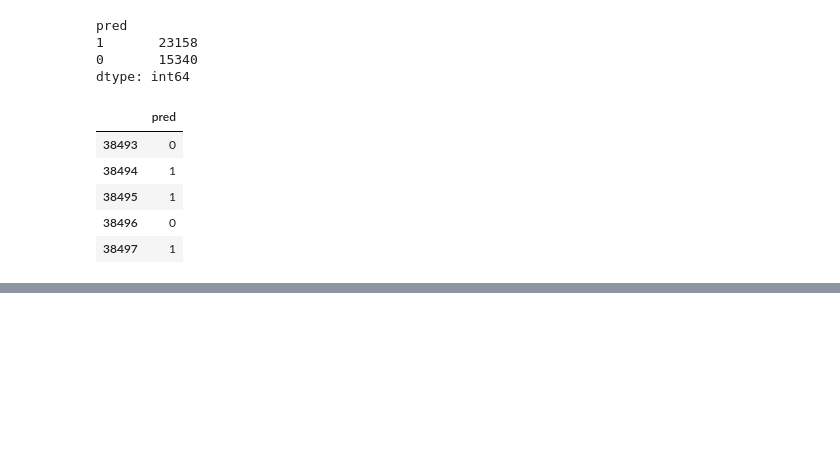
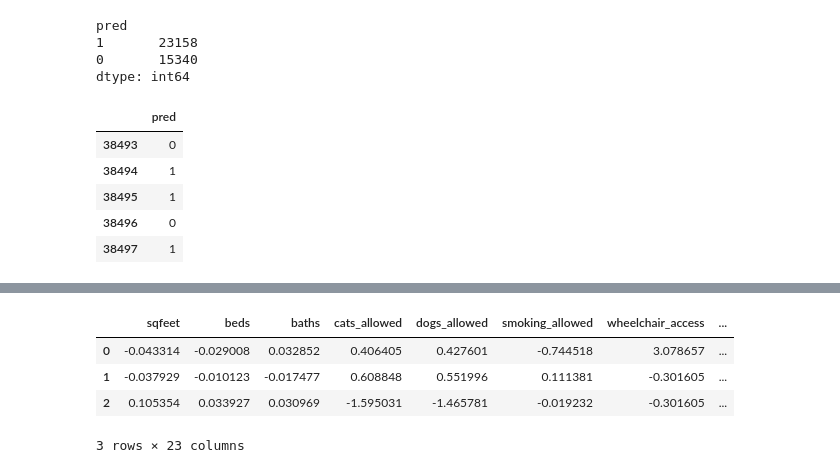
Before and after one commit to Oscarszdz/Datathon, a Jupyter notebook: Datathon_PI02.ipynb, the cells around one changed output, grey strips where cells are left out. Cells and saved outputs as stored; diff of their text form; code cells hidden in the pictures; blank space fills up the shorter version.

```diff
--- a/Datathon_PI02.ipynb
+++ b/Datathon_PI02.ipynb
@@ -2091,0 +2142,3 @@ resultados.tail()
+# %%
+N = 3
+km = KMeans(n_clusters=N, random_state=0)
@@ -2091,0 +2149,10 @@ resultados.tail()
+# %%
+clusters = pd.DataFrame(data=km.cluster_centers_, columns=X.columns)
+# %%
+clusters
+# %% [output]
+|  | sqfeet | beds | baths | cats_allowed | dogs_allowed | smoking_allowed | wheelchair_access | ... |
+| 0 | -0.043314 | -0.029008 | 0.032852 | 0.406405 | 0.427601 | -0.744518 | 3.078657 | ... |
+| 1 | -0.037929 | -0.010123 | -0.017477 | 0.608848 | 0.551996 | 0.111381 | -0.301605 | ... |
+| 2 | 0.105354 | 0.033927 | 0.030969 | -1.595031 | -1.465781 | -0.019232 | -0.301605 | ... |
+3 rows × 23 columns
```
Also changed, not shown: parts of 10 cells of this notebook, 1 other file.
